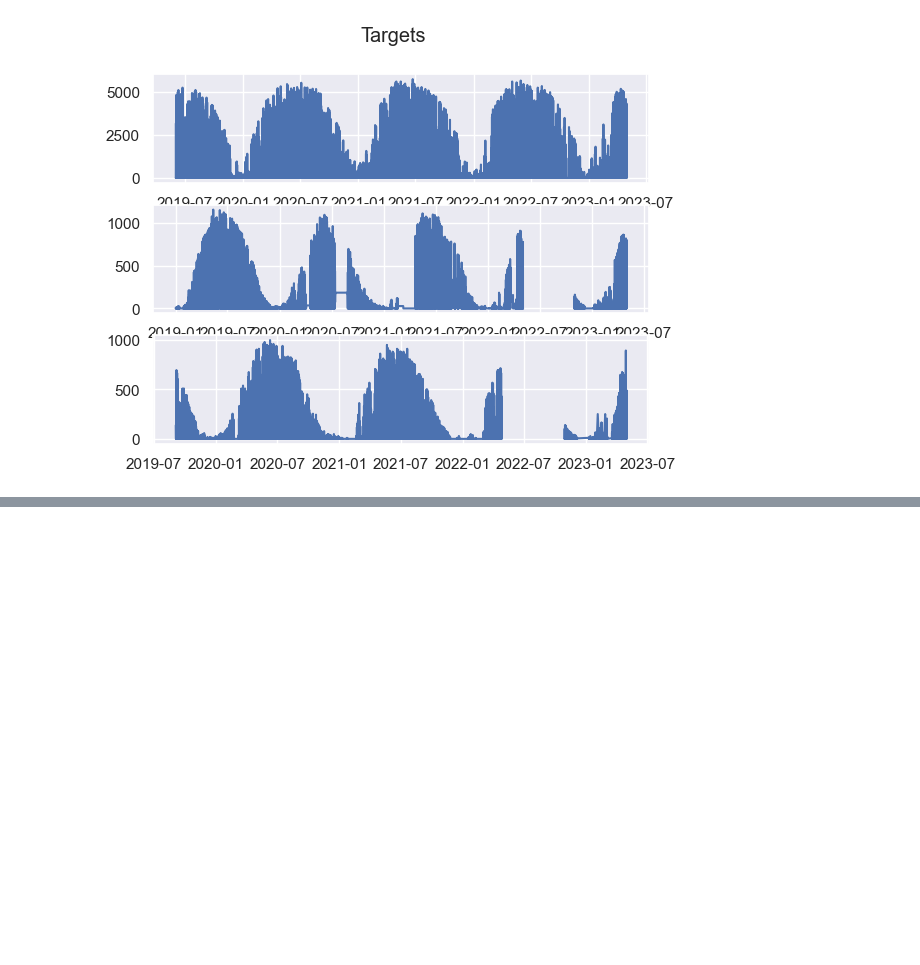
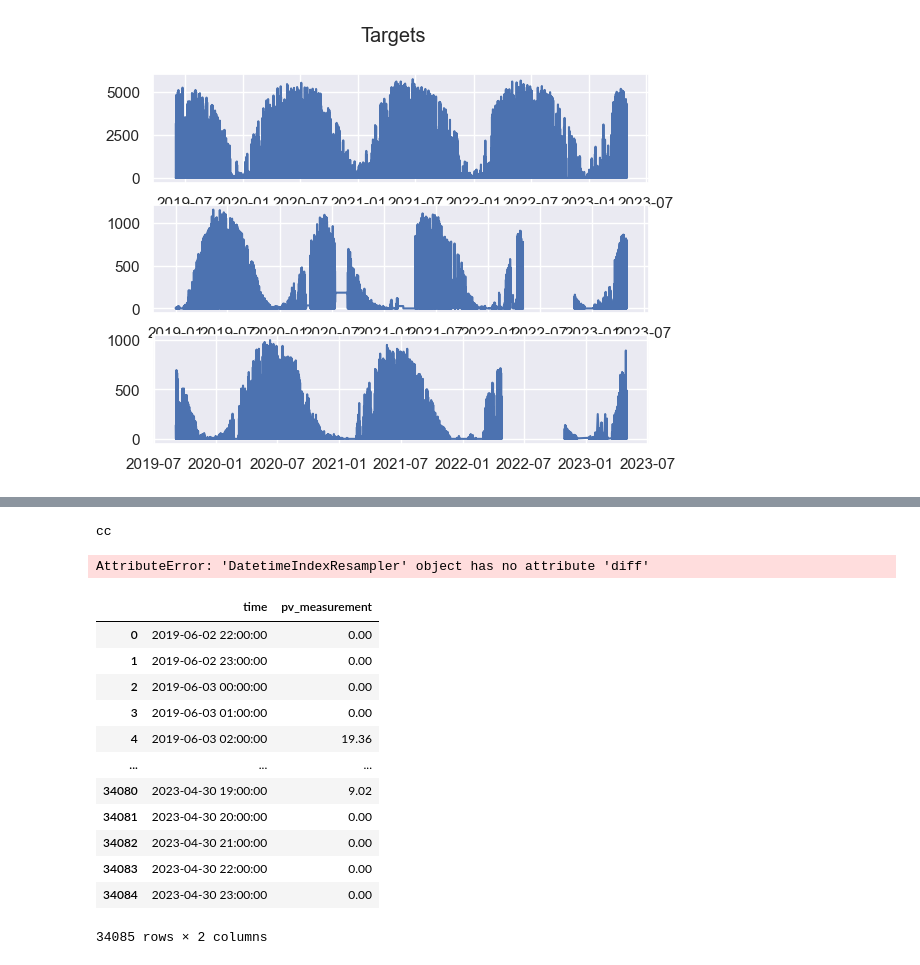
Before and after one commit to hugokerino/Energy-forecasting-NTNU, a Jupyter notebook: data/Hugo/notebook_hugo.ipynb, the cells around one changed output, grey strips where cells are left out. Cells and saved outputs as stored; diff of their text form; code cells hidden in the pictures; blank space fills up the shorter version.

```diff
--- a/data/Hugo/notebook_hugo.ipynb
+++ b/data/Hugo/notebook_hugo.ipynb
@@ -251,0 +299,17 @@ Target :  2018-12-31 23:00:00  to  2023-04-30 23:00:00
+# %%
+#Select date and take the same date but one year before
+begin = Target_datasets[0].iloc[gap_time_1[0][0]-1,0]
+end = Target_datasets[0].iloc[gap_time_1[0][0]+1,0]
+
+new_end = end.replace(year= end.year -1)
+new_begin = begin.replace(year=begin.year -1)
+
+#Take the data from one year before
+replacement = Target_datasets[0][(Target_datasets[0]['time'] >= new_begin) & (Target_datasets[0]['time'] < new_end)]
+#Check if gap previous year before replacement
+if (np.any((replacement.diff().iloc[:,0].dt.seconds > thershold_gap) == True) != False):
+    print("Error")
+else:
+    print("cc")
+# %% [output]
+cc
@@ -251,0 +320,20 @@ Target :  2018-12-31 23:00:00  to  2023-04-30 23:00:00
+# %%
+gap_time_1 = np.where((test.diff().iloc[:,0].dt.seconds > thershold_gap) == True)
+# %% [output]
+AttributeError: 'DatetimeIndexResampler' object has no attribute 'diff'
+# %%
+Target_datasets[0]
+# %% [output]
+|  | time | pv_measurement |
+| 0 | 2019-06-02 22:00:00 | 0.00 |
+| 1 | 2019-06-02 23:00:00 | 0.00 |
+| 2 | 2019-06-03 00:00:00 | 0.00 |
+| 3 | 2019-06-03 01:00:00 | 0.00 |
+| 4 | 2019-06-03 02:00:00 | 19.36 |
+| ... | ... | ... |
+| 34080 | 2023-04-30 19:00:00 | 9.02 |
+| 34081 | 2023-04-30 20:00:00 | 0.00 |
+| 34082 | 2023-04-30 21:00:00 | 0.00 |
+| 34083 | 2023-04-30 22:00:00 | 0.00 |
+| 34084 | 2023-04-30 23:00:00 | 0.00 |
+34085 rows × 2 columns
```
Also changed, not shown: parts of 10 cells of this notebook.
